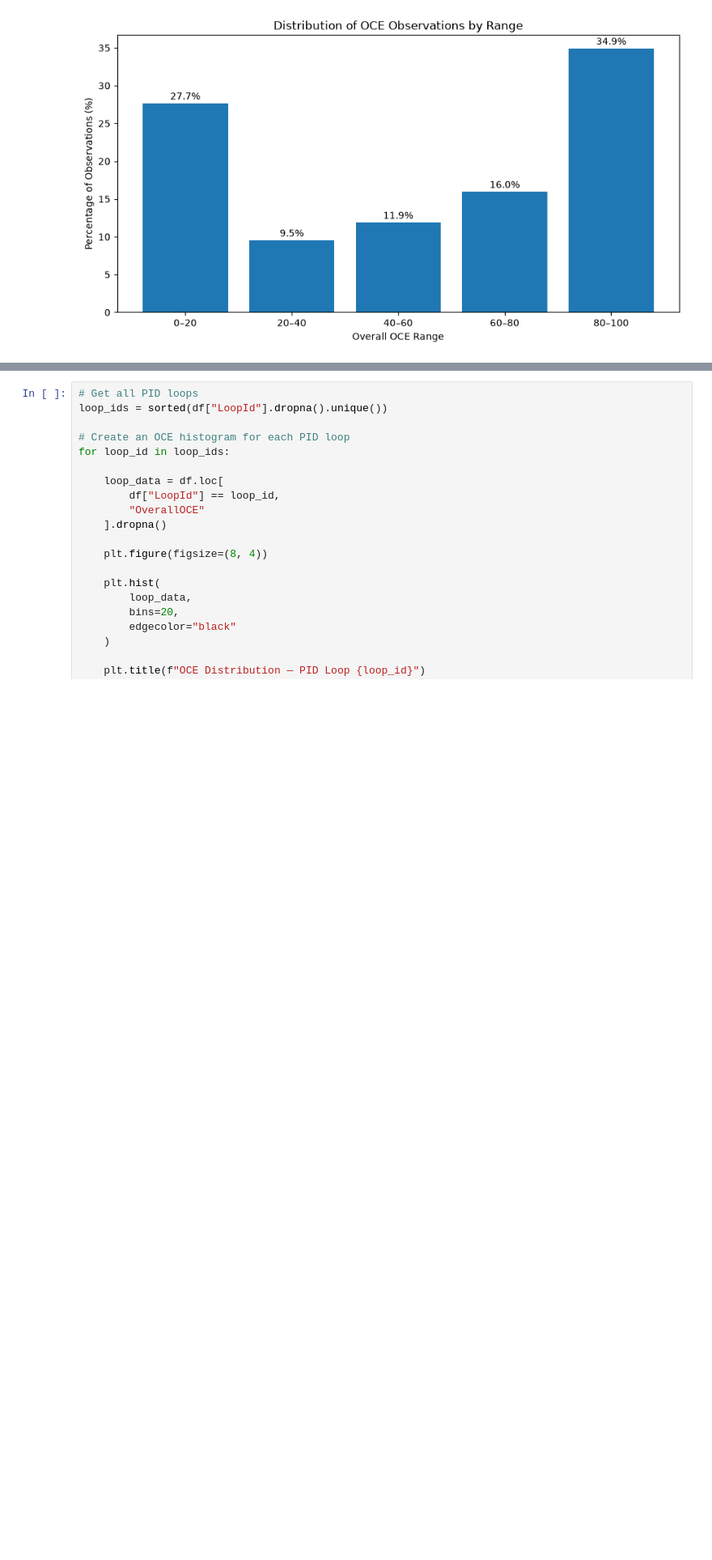
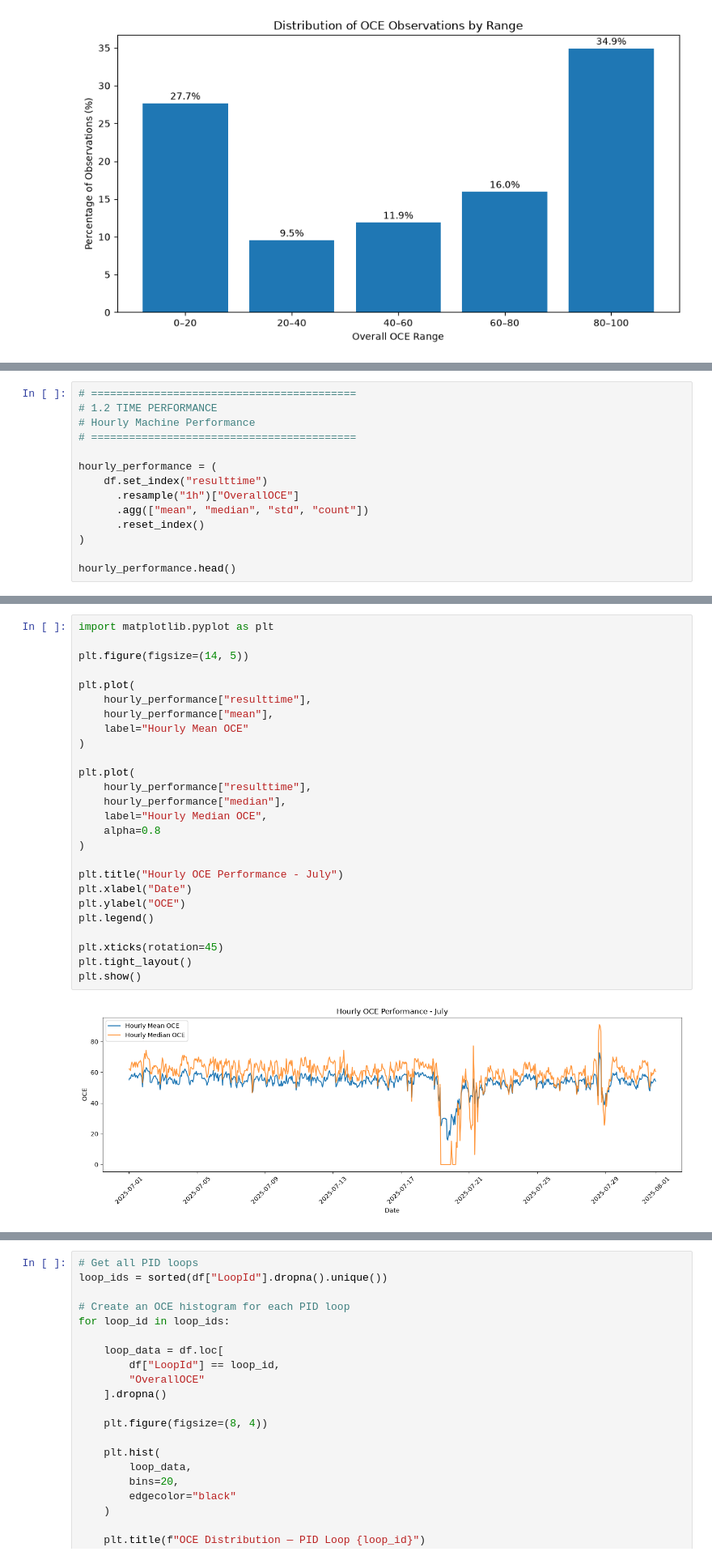
Before and after one commit to DataByThinh/control-station, a Jupyter notebook: notebooks/eda.ipynb, the cells around one changed output, grey strips where cells are left out. Shown at 81% size. Saved outputs shown, nothing was run; the diff lists cells and outputs as text; blank space fills up the shorter version.

```diff
--- a/notebooks/eda.ipynb
+++ b/notebooks/eda.ipynb
@@ -767,0 +878,14 @@ plt.show()
+# %%
+# ==========================================
+# 1.2 TIME PERFORMANCE
+# Hourly Machine Performance
+# ==========================================
+
+hourly_performance = (
+    df.set_index("resulttime")
+      .resample("1h")["OverallOCE"]
+      .agg(["mean", "median", "std", "count"])
+      .reset_index()
+)
+
+hourly_performance.head()
@@ -767,0 +899,28 @@ plt.show()
+# %%
+import matplotlib.pyplot as plt
+
+plt.figure(figsize=(14, 5))
+
+plt.plot(
+    hourly_performance["resulttime"],
+    hourly_performance["mean"],
+    label="Hourly Mean OCE"
+)
+
+plt.plot(
+    hourly_performance["resulttime"],
+    hourly_performance["median"],
+    label="Hourly Median OCE",
+    alpha=0.8
+)
+
+plt.title("Hourly OCE Performance - July")
+plt.xlabel("Date")
+plt.ylabel("OCE")
+plt.legend()
+
+plt.xticks(rotation=45)
+plt.tight_layout()
+plt.show()
+# %% [output]
+[figure, added]
```
Also changed, not shown: parts of 29 cells of this notebook.
